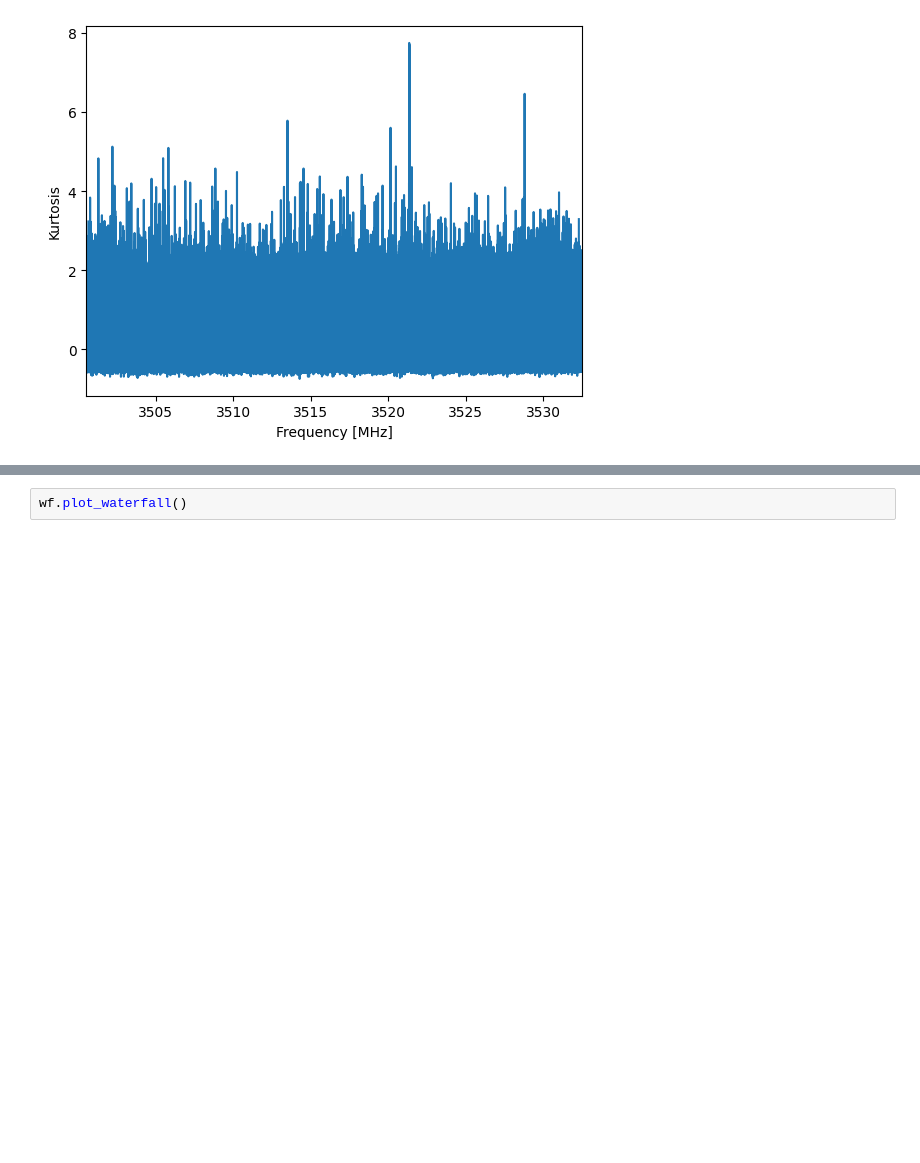
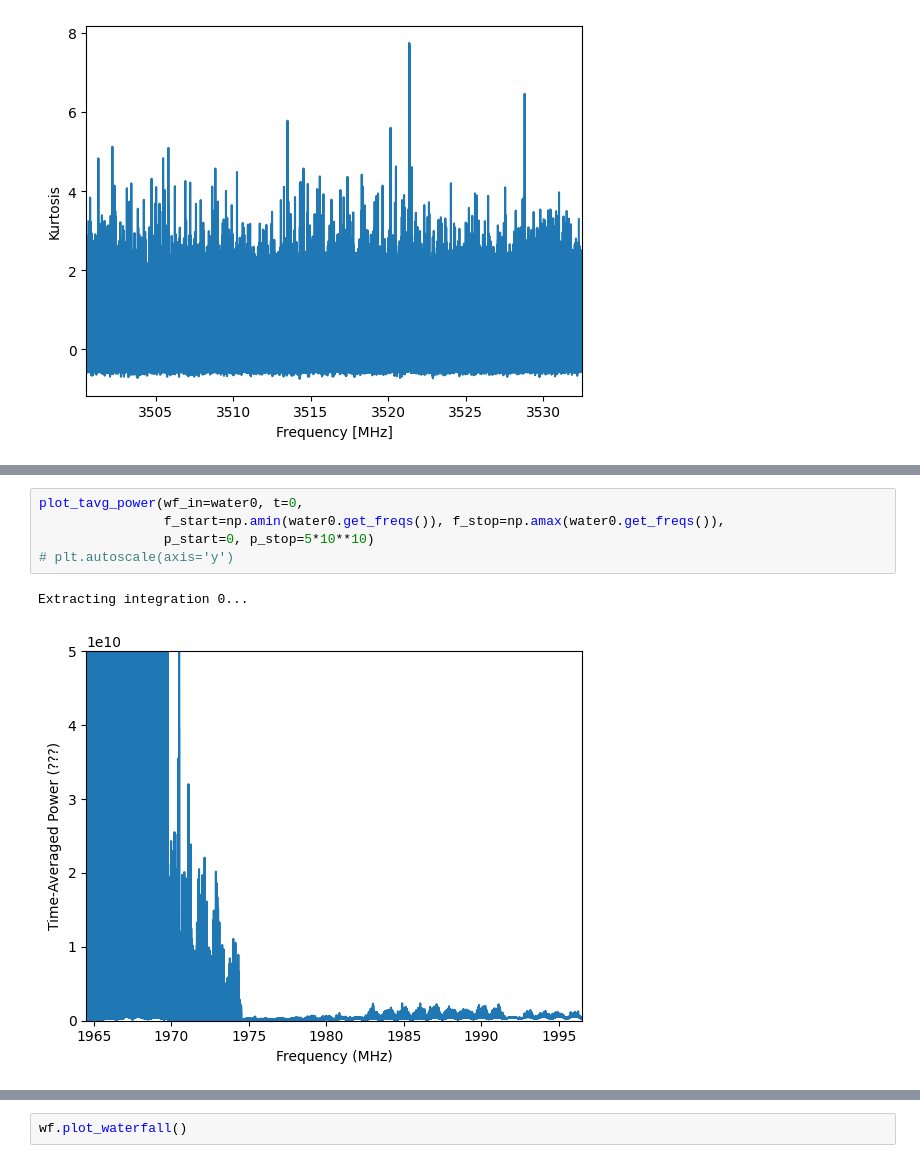
Before and after one commit to jareds-laf/playing-with-cosmic-data, a Jupyter notebook: filterbank/filterbank_kurtosis.ipynb, the cells around one changed output, grey strips where cells are left out. Saved outputs shown, nothing was run; the diff lists cells and outputs as text; blank space fills up the shorter version.

Commit message:
Updates to time-averaged power plotting. Setting p_start and p_stop is now entirely manual.

```diff
--- a/filterbank/filterbank_kurtosis.ipynb
+++ b/filterbank/filterbank_kurtosis.ipynb
@@ -248,0 +251,8 @@ plt.ylim([0,0.5*10**11])
+# %%
+plot_tavg_power(wf_in=water0, t=0,
+                f_start=np.amin(water0.get_freqs()), f_stop=np.amax(water0.get_freqs()),
+                p_start=0, p_stop=5*10**10)
+# plt.autoscale(axis='y')
+# %% [output]
+Extracting integration 0...
+[figure, added]
```
Also changed, not shown: parts of 20 cells of this notebook, 1 other file.
